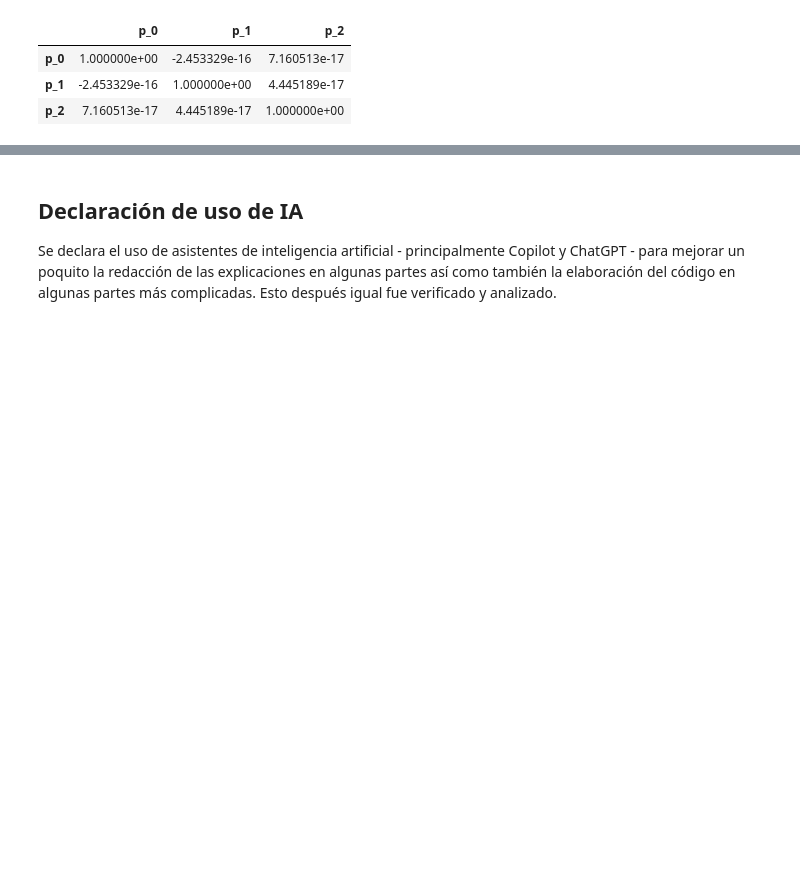
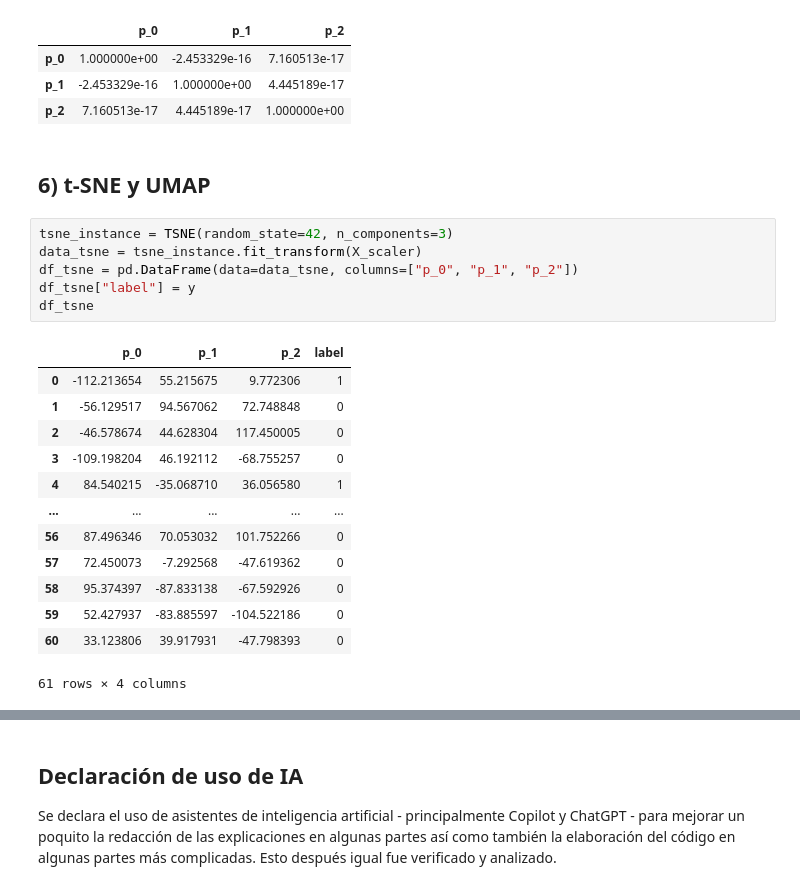
Before and after one commit to Relaxingmusic0474/Guia4-MCDLC, a Jupyter notebook: guia4.ipynb, the cells around one changed output, grey strips where cells are left out. Cells and saved outputs as stored; diff of their text form; blank space fills up the shorter version.

```diff
--- a/guia4.ipynb
+++ b/guia4.ipynb
@@ -448,3 +449,25 @@ df_matrix_pca.corr()
 | p_0 | 1.000000e+00 | -2.453329e-16 | 7.160513e-17 |
 | p_1 | -2.453329e-16 | 1.000000e+00 | 4.445189e-17 |
 | p_2 | 7.160513e-17 | 4.445189e-17 | 1.000000e+00 |
+# %% [markdown]
+## 6) t-SNE y UMAP
+# %%
+tsne_instance = TSNE(random_state=42, n_components=3)
+data_tsne = tsne_instance.fit_transform(X_scaler)
+df_tsne = pd.DataFrame(data=data_tsne, columns=["p_0", "p_1", "p_2"])
+df_tsne["label"] = y
+df_tsne
+# %% [output]
+|  | p_0 | p_1 | p_2 | label |
+| 0 | -112.213654 | 55.215675 | 9.772306 | 1 |
+| 1 | -56.129517 | 94.567062 | 72.748848 | 0 |
+| 2 | -46.578674 | 44.628304 | 117.450005 | 0 |
+| 3 | -109.198204 | 46.192112 | -68.755257 | 0 |
+| 4 | 84.540215 | -35.068710 | 36.056580 | 1 |
+| ... | ... | ... | ... | ... |
+| 56 | 87.496346 | 70.053032 | 101.752266 | 0 |
+| 57 | 72.450073 | -7.292568 | -47.619362 | 0 |
+| 58 | 95.374397 | -87.833138 | -67.592926 | 0 |
+| 59 | 52.427937 | -83.885597 | -104.522186 | 0 |
+| 60 | 33.123806 | 39.917931 | -47.798393 | 0 |
+61 rows × 4 columns
```
Also changed, not shown: parts of 4 cells of this notebook.
